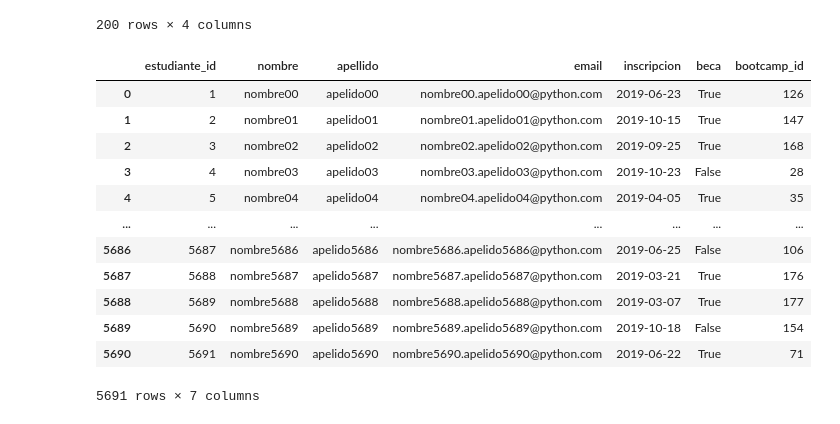
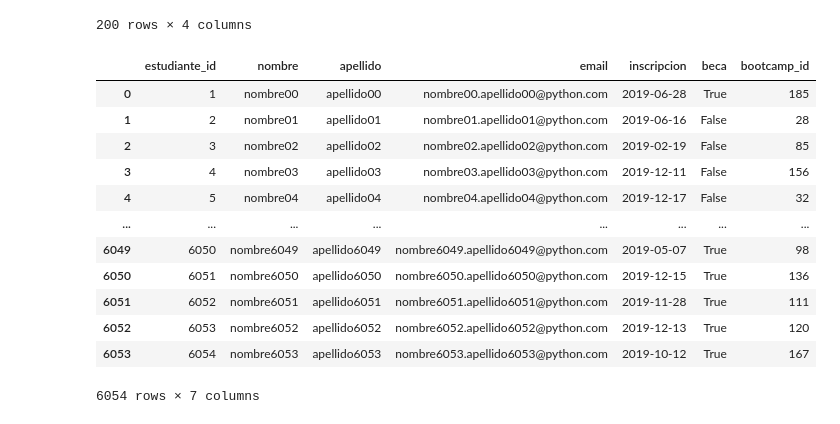
Before and after one commit to mplazap/Bootcamp_ejercicios, a Jupyter notebook: Tema 4 - Bases de datos/02.ejercicio_bootcamps.ipynb, the cells around one changed output. Cells and saved outputs as stored; diff of their text form; code cells hidden in the pictures.

```diff
--- a/Tema 4 - Bases de datos/02.ejercicio_bootcamps.ipynb
+++ b/Tema 4 - Bases de datos/02.ejercicio_bootcamps.ipynb
@@ -251,57 +251,54 @@ df_bootcamps
 # generar datos tabla estudiantes:
 import random
 
-# Creamos el numero de filas aleatorias
 n_filas = random.randint(5000, 8000)
 n_filas
 
 nombres = [f'nombre0{numero}' if numero < 10 else f'nombre{numero}' for numero in range(n_filas)]
-apellidos = [f'apelido0{numero}' if numero < 10 else f'apelido{numero}' for numero in range(n_filas)]
-
-# Ver logitud
-#print(len(nombres), len(apellidos))
+apellidos = [f'apellido0{numero}' if numero < 10 else f'apellido{numero}' for numero in range(n_filas)]
+# print(len(nombres), len(apellidos))
 
 emails = [f'{nombre}.{apellido}@python.com' for nombre, apellido in zip(nombres, apellidos)]
 
 becas = [random.choices([True, False], weights=[0.70, 0.30])[0] for _ in range(n_filas)]
 
 bootcamp_ids = [random.choice(df_bootcamps['bootcamp_id']) for _ in range(n_filas)]
 
 # Opción 1: con pandas
 # fechas_2019 = pd.date_range(start='2019-01-01', end='2019-12-31').to_list()
 
 # Opción 2: datetime
 fechas_2019 = [datetime(year=2019, month=1, day=1) + timedelta(days=numero) for numero in range(365)]
 inscripciones = [random.choice(fechas_2019) for _ in range(n_filas)]
 inscripciones
 
 # Opción 3:
 # fechas_2019 = pd.date_range(start='2019-01-01', end='2019-12-31')
 # fechas_2019 = fechas_2019.strftime('%Y-%m-%d')
 # inscripciones = [random.choice(fechas_2019) for _ in range(n_filas)]
 
 df_estudiantes = pd.DataFrame(
     zip(nombres, apellidos, emails, inscripciones, becas, bootcamp_ids),
     columns=['nombre', 'apellido', 'email', 'inscripcion', 'beca', 'bootcamp_id']
     )
 
 df_estudiantes = df_estudiantes.reset_index().rename({'index': 'estudiante_id'}, axis=1)
 df_estudiantes['estudiante_id'] = df_estudiantes['estudiante_id'] + 1
 df_estudiantes
 # %% [output]
 |  | estudiante_id | nombre | apellido | email | inscripcion | beca | bootcamp_id |
-| 0 | 1 | nombre00 | apelido00 | nombre00.apelido00@python.com | 2019-06-23 | True | 126 |
-| 1 | 2 | nombre01 | apelido01 | nombre01.apelido01@python.com | 2019-10-15 | True | 147 |
-| 2 | 3 | nombre02 | apelido02 | nombre02.apelido02@python.com | 2019-09-25 | True | 168 |
-| 3 | 4 | nombre03 | apelido03 | nombre03.apelido03@python.com | 2019-10-23 | False | 28 |
-| 4 | 5 | nombre04 | apelido04 | nombre04.apelido04@python.com | 2019-04-05 | True | 35 |
+| 0 | 1 | nombre00 | apellido00 | nombre00.apellido00@python.com | 2019-06-28 | True | 185 |
+| 1 | 2 | nombre01 | apellido01 | nombre01.apellido01@python.com | 2019-06-16 | False | 28 |
+| 2 | 3 | nombre02 | apellido02 | nombre02.apellido02@python.com | 2019-02-19 | False | 85 |
+| 3 | 4 | nombre03 | apellido03 | nombre03.apellido03@python.com | 2019-12-11 | False | 156 |
+| 4 | 5 | nombre04 | apellido04 | nombre04.apellido04@python.com | 2019-12-17 | False | 32 |
 | ... | ... | ... | ... | ... | ... | ... | ... |
-| 5686 | 5687 | nombre5686 | apelido5686 | nombre5686.apelido5686@python.com | 2019-06-25 | False | 106 |
-| 5687 | 5688 | nombre5687 | apelido5687 | nombre5687.apelido5687@python.com | 2019-03-21 | True | 176 |
-| 5688 | 5689 | nombre5688 | apelido5688 | nombre5688.apelido5688@python.com | 2019-03-07 | True | 177 |
-| 5689 | 5690 | nombre5689 | apelido5689 | nombre5689.apelido5689@python.com | 2019-10-18 | False | 154 |
-| 5690 | 5691 | nombre5690 | apelido5690 | nombre5690.apelido5690@python.com | 2019-06-22 | True | 71 |
+| 6049 | 6050 | nombre6049 | apellido6049 | nombre6049.apellido6049@python.com | 2019-05-07 | True | 98 |
+| 6050 | 6051 | nombre6050 | apellido6050 | nombre6050.apellido6050@python.com | 2019-12-15 | True | 136 |
+| 6051 | 6052 | nombre6051 | apellido6051 | nombre6051.apellido6051@python.com | 2019-11-28 | True | 111 |
+| 6052 | 6053 | nombre6052 | apellido6052 | nombre6052.apellido6052@python.com | 2019-12-13 | True | 120 |
+| 6053 | 6054 | nombre6053 | apellido6053 | nombre6053.apellido6053@python.com | 2019-10-12 | True | 167 |
-5691 rows × 7 columns
+6054 rows × 7 columns
 # %%
 # bucle for anidado para agregar todos los módulos en todos los bootcamps
 modulo_bootcamp = list()
```
Also changed, not shown: parts of 9 cells of this notebook, 4 other files.
